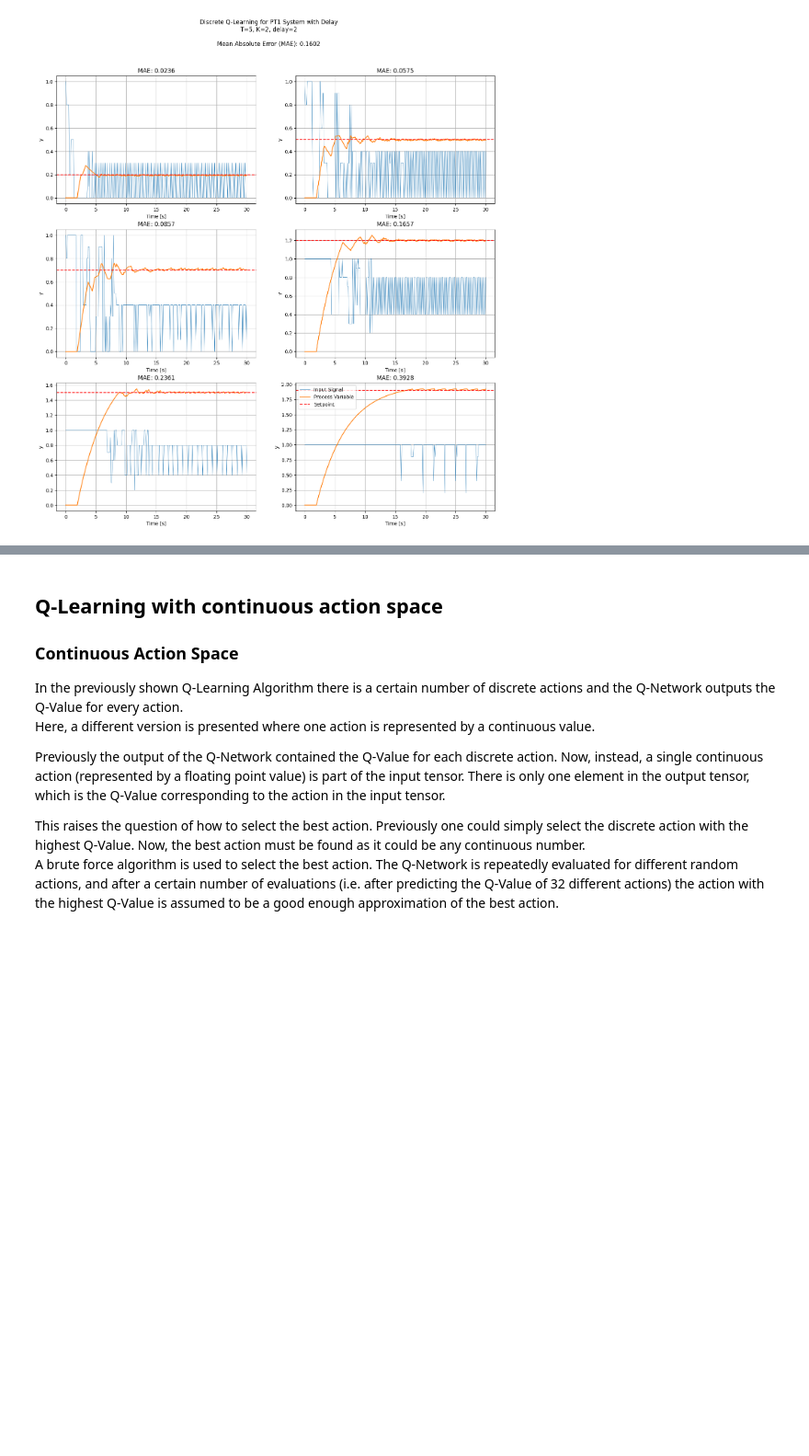
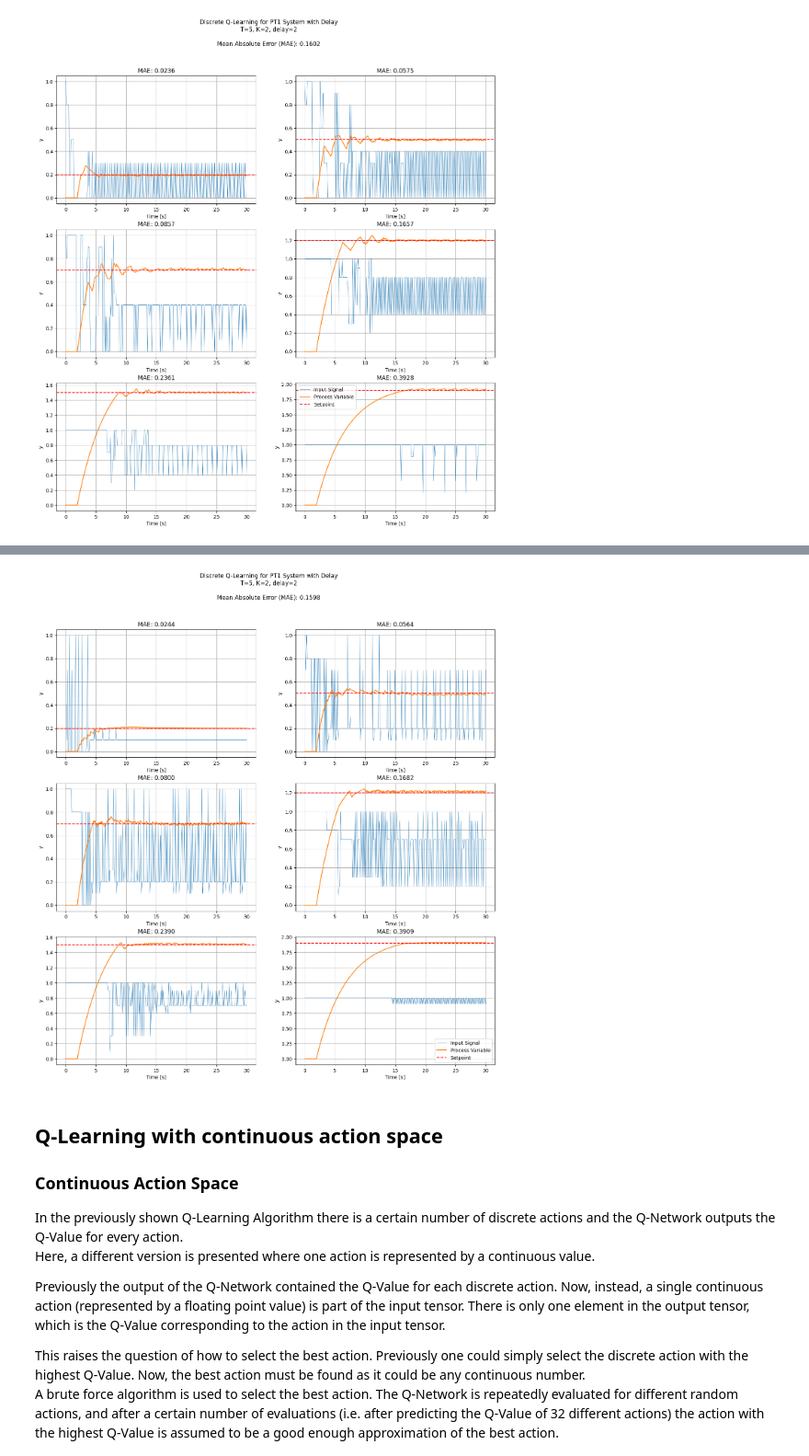
Before and after one commit to the5avage/Q-Learning, a Jupyter notebook: README.ipynb, the cells around one changed output, grey strips where cells are left out. Shown at 92% size. Saved outputs shown, nothing was run; the diff lists cells and outputs as text; code cells hidden in the pictures; blank space fills up the shorter version.

Commit message:
Explain boltzmann version in readme

```diff
--- a/README.ipynb
+++ b/README.ipynb
@@ -439,3 +500,75 @@ plt.show()
+# %%
+import matplotlib.pyplot as plt
+import torch
+import numpy as np
+import ControlSystem
+from QNetwork import *
+device = torch.device("cuda" if torch.cuda.is_available() else "cpu")
+
+model_name= "qnetwork_11act_boltzmann.pth"
+action_size = 11
+
+K = 2
+T = 5
+delay = 2
+delta_t = 0.1
+
+simulation_time = 30
+steps = int(simulation_time / delta_t)
+time_values = torch.linspace(0.0, simulation_time, steps)
+setpoints = [0.2, 0.5, 0.7, 1.2, 1.5, 1.9]
+rows, cols = 3, 2
+
+agent = QLearningAgentBoltzmann(action_size=action_size, n=100, gamma=0.988,
+                        #epsilon=0.0, epsilon_decay=0.99999, epsilon_min=0.08,
+                        temperature=0.00001, temperature_decay=0.99999, temperature_min=0.003,
+                        learning_rate=0.0, warmup_steps=0, learning_rate_decay=0.0,
+                        stored_episodes=1, samples_per_episode=steps)
+agent.load(model_name)
+
+fig, axes = plt.subplots(rows, cols, figsize=(16, 16))
+i=0
+overall_mean_error = 0.0
+for setpoint in setpoints:
+    ax = axes[i // cols, i % cols]
+    i += 1
+
+    pt1_with_delay = ControlSystem.PT1(K=K, T=T, delta_t=delta_t, delay=delay)
+    state = pt1_with_delay.y_prev
+    setpoint = torch.tensor([setpoint], device=device)
+    output_values = torch.zeros([steps], device=device)
+    control_values = torch.zeros([steps], device=device)
+
+    for step in range(steps):
+        action = agent.act(state, setpoint)
+
+        control_signal = action / (action_size - 1)
+
+        output = pt1_with_delay.calculate(control_signal)
+        next_state = output
+
+        reward = -torch.abs(next_state - setpoint)
+        agent.remember(state, action, reward, setpoint)
+        output_values[step] = output
+        control_values[step] = control_signal
+
+        state = next_state
+
+    mean_error = torch.mean(torch.abs(output_values - setpoint))
+    overall_mean_error += mean_error / len(setpoints)
+
+    ax.plot(time_values, control_values.cpu(), label='Input Signal', linewidth=0.5)
+    ax.plot(time_values, output_values.cpu(), label='Process Variable')
+    ax.axhline(setpoint.cpu(), linestyle="--", color="r", label="Setpoint")
+    ax.set_xlabel('Time [s]')
+    ax.set_ylabel('y')
+    ax.set_title(f'MAE: {mean_error:5.4f}')
+    ax.grid(True)
+fig.suptitle(f'Discrete Q-Learning for PT1 System with Delay\nT={T}, K={K}, delay={delay}\n\nMean Absolute Error (MAE): {overall_mean_error:5.4f}')
+plt.legend()
+plt.show()
+# %% [output]
+[figure, added]
 # %% [markdown]
 ## Q-Learning with continuous action space
 
```
Also changed, not shown: parts of 5 cells of this notebook, 5 other files.
